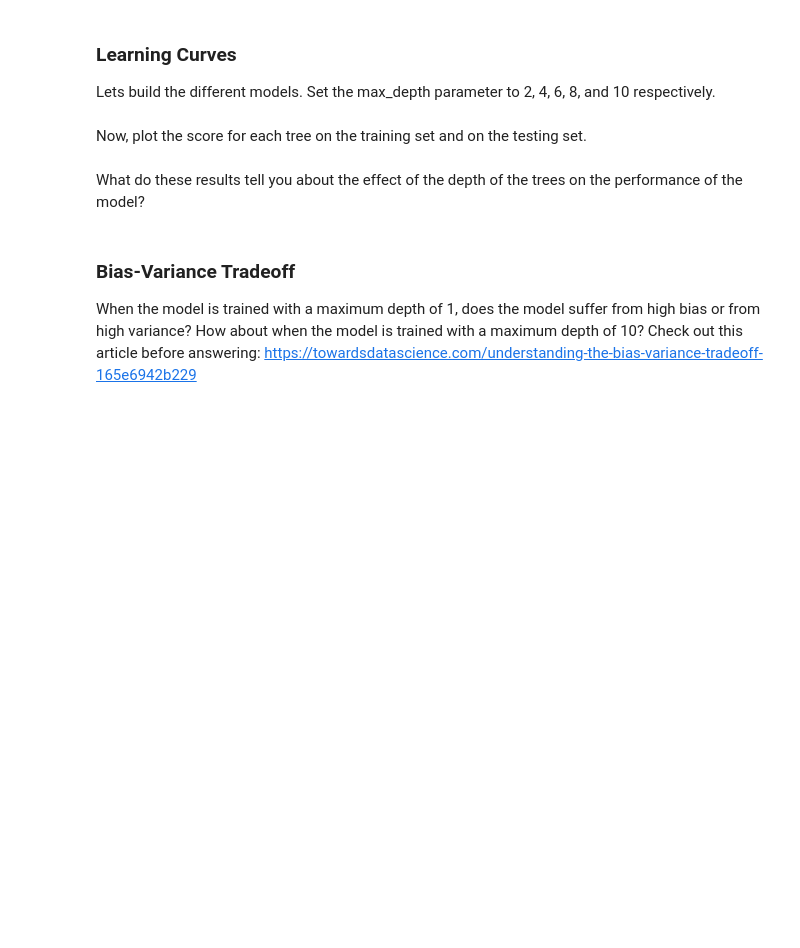
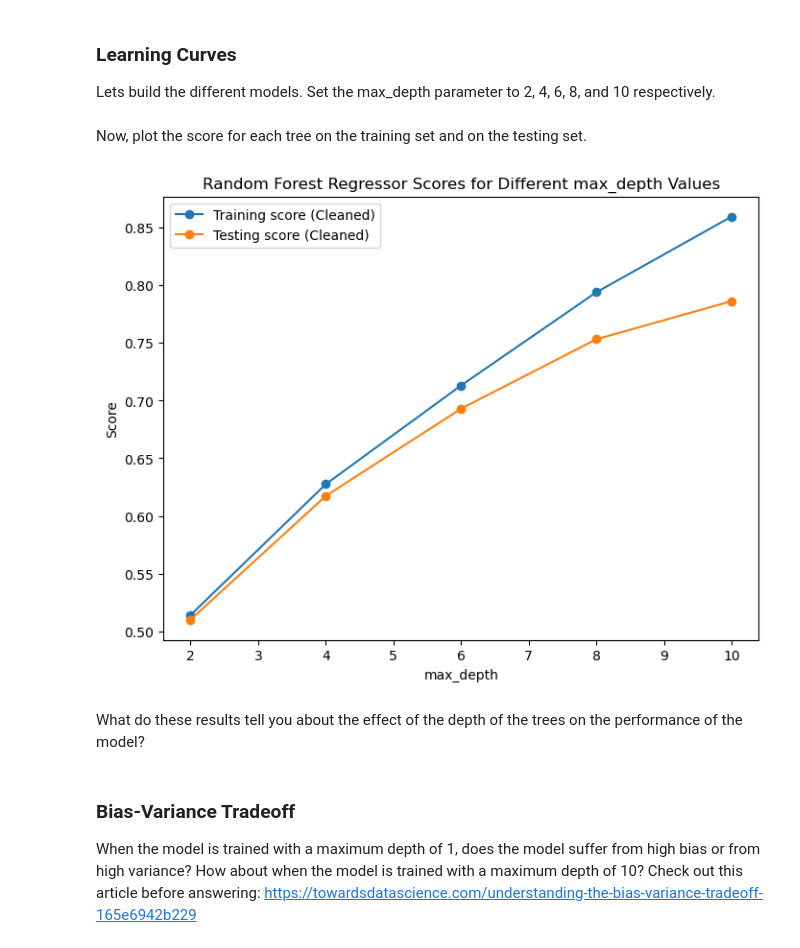
Before and after one commit to ta-data-lis/lab-problems-in-ml, a Jupyter notebook: your-code/lab_california_housing.ipynb, the cells around one changed output. Saved outputs shown, nothing was run; the diff lists cells and outputs as text; code cells hidden in the pictures; blank space fills up the shorter version.

```diff
--- a/your-code/lab_california_housing.ipynb
+++ b/your-code/lab_california_housing.ipynb
@@ -62,2 +153,31 @@ Lets build the different models. Set the max_depth parameter to 2, 4, 6, 8, and
+# %%
+from sklearn.ensemble import RandomForestRegressor
+import matplotlib.pyplot as plt
+from sklearn.impute import SimpleImputer
+
+# Drop rows with NaN values from your dataset
+houses = houses.dropna()
+
+X = houses.drop(columns=['median_house_value'])
+y = houses['median_house_value']
+
+X_train_cleaned, X_test_cleaned, y_train_cleaned, y_test_cleaned = train_test_split(
+    X, y, test_size=0.2, random_state=42
+)
+
+X_train_encoded_cleaned = pd.get_dummies(X_train_cleaned)
+X_test_encoded_cleaned = pd.get_dummies(X_test_cleaned)
+
+max_depth_values = [2, 4, 6, 8, 10]
+train_scores_cleaned = []
+test_scores_cleaned = []
+
+for depth in max_depth_values:
+    model = RandomForestRegressor(max_depth=depth, random_state=42)
+    model.fit(X_train_encoded_cleaned, y_train_cleaned)
+    train_score_cleaned = model.score(X_train_encoded_cleaned, y_train_cleaned)
+    test_score_cleaned = model.score(X_test_encoded_cleaned, y_test_cleaned)
+    train_scores_cleaned.append(train_score_cleaned)
+    test_scores_cleaned.append(test_score_cleaned)
 # %% [markdown]
 Now, plot the score for each tree on the training set and on the testing set.
@@ -66,2 +184,15 @@ Now, plot the score for each tree on the training set and on the testing set.
+# %%
+# Produce a plot with the score for the testing and training for the different max depths
+
+plt.figure(figsize=(8, 6))
+plt.plot(max_depth_values, train_scores_cleaned, label='Training score (Cleaned)', marker='o')
+plt.plot(max_depth_values, test_scores_cleaned, label='Testing score (Cleaned)', marker='o')
+plt.xlabel('max_depth')
+plt.ylabel('Score')
+plt.title('Random Forest Regressor Scores for Different max_depth Values')
+plt.legend()
+plt.show()
+# %% [output]
+[figure, added]
 # %% [markdown]
 What do these results tell you about the effect of the depth of the trees on the performance of the model?
```
Also changed, not shown: parts of 20 cells of this notebook, 1 other file.
